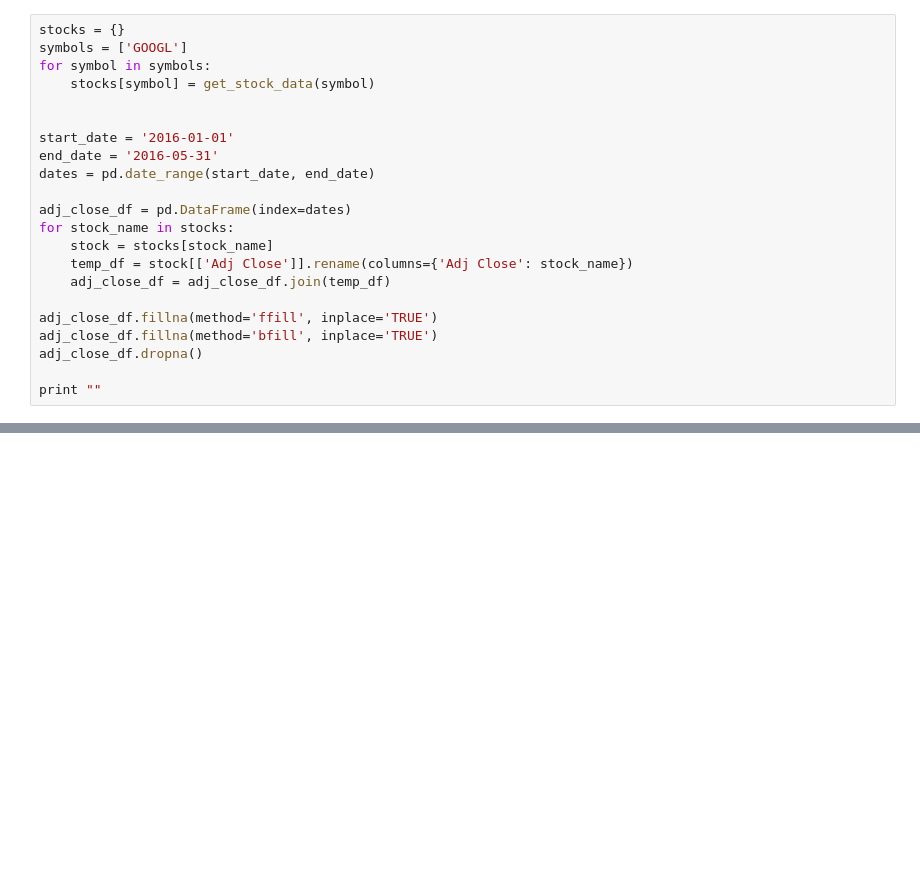
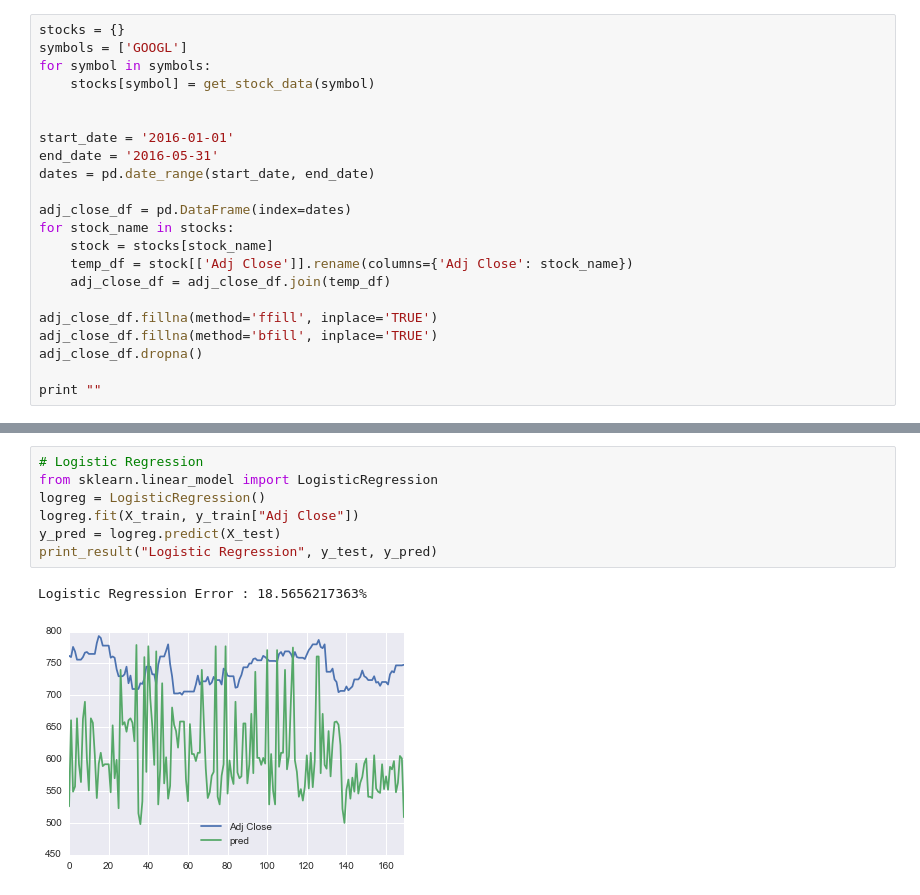
Before and after one commit to sunggeunkim/trading, a Jupyter notebook: capstone.ipynb, the cells around one changed output, grey strips where cells are left out. Saved outputs shown, nothing was run; the diff lists cells and outputs as text; blank space fills up the shorter version.

```diff
--- a/capstone.ipynb
+++ b/capstone.ipynb
@@ -284,0 +267,10 @@ Gaussian Naive Bayes:0.390855457227
+# %%
+# Logistic Regression
+from sklearn.linear_model import LogisticRegression
+logreg = LogisticRegression()
+logreg.fit(X_train, y_train["Adj Close"])
+y_pred = logreg.predict(X_test)
+print_result("Logistic Regression", y_test, y_pred)
+# %% [output]
+Logistic Regression Error : 18.5656217363%
+[figure, added]
```
Also changed, not shown: parts of 13 cells of this notebook.
